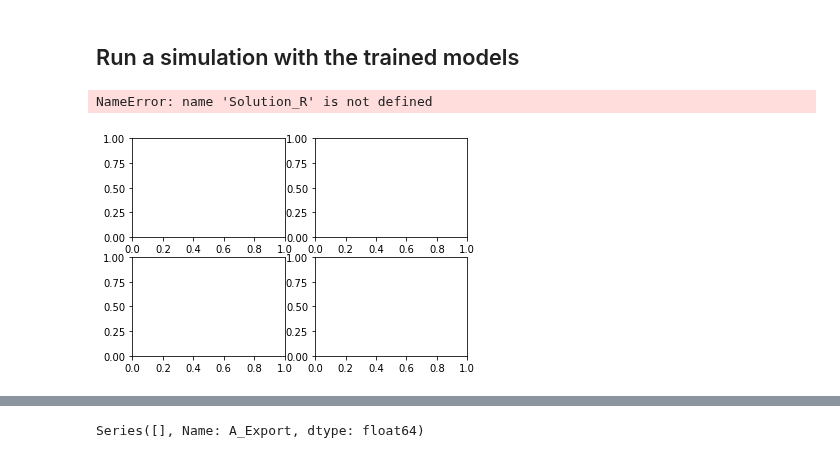
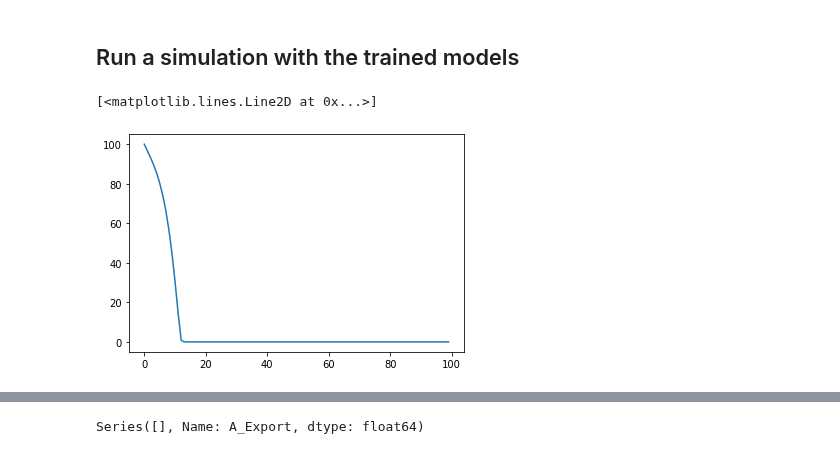
Before and after one commit to chan-csu/Reinforcement_Learning_Modeling, a Jupyter notebook: Actor_Critic/Notebook.ipynb, the cells around one changed output, grey strips where cells are left out. Drawn from its saved outputs; the diff is of its cells as text; code cells hidden in the pictures.

```diff
--- a/Actor_Critic/Notebook.ipynb
+++ b/Actor_Critic/Notebook.ipynb
@@ -727,7 +725,7 @@ def Generate_Batch(dFBA, Params, Init_C, Models, Mapping_Dict,writer,t_span=[0,
     for BATCH in range(NUMBER_OF_BATCHES):
         for model in Models:
             model.epsilon=0.01+0.99/(np.exp(BATCH/20))
-            model.tau=0.001+0.5/(np.exp(BATCH/20))
+            model.tau=0.01/(np.exp(BATCH/20))
         dFBA(Models, Mapping_Dict, Init_C, Params, t_span, dt=dt)
 
         for mod in Models:
@@ -1130,8 +1125,8 @@ def main_t(Models: list = [Toy_Model_NE_1.copy(), Toy_Model_NE_2.copy()], max_ti
 
     ### I Assume that the environment states are all observable. Env states will be stochastic
     Params["Env_States"]=Models[0].observables
-    Params["Env_States_Initial_Ranges"]=[[0.1,0.100001],[0.1,0.100001],[100,100.001],[0.01,0.01+0.000001],[0.01,0.01+0.00001]]
-
+    Params["Env_States_Initial_Ranges"]=[[0.1,0.100001],[0.1,0.100001],[100,100.001],[0.000001,0.0000001+0.000001],[0.000001,0.0000001+0.00001]]
+    Params["Env_States_Initial_MAX"]=np.array([1,1,100,10,10])
     Sol,t=Generate_Batch_t(dFBA, Params, Init_C, Models, Mapping_Dict)
     return Sol,t
 
@@ -1182,30 +1177,35 @@ def ODE_System_t(C, t, Models, Mapping_Dict, Params, dt,Counter):
     dCdt = np.zeros(C.shape)
     Sols = list([0 for i in range(Models.__len__())])
     for i,M in enumerate(Models):
+        M.a=M.policy(torch.FloatTensor([C[M.observables]/Params["Env_States_Initial_MAX"]])).detach().numpy()[0]
 
-
-
-        M.a=M.policy(torch.FloatTensor([C[M.observables]])).detach().numpy()[0]
-#         M.a=np.random.uniform(low=-1, high=1,size=len(M.actions))
         for index,item in enumerate(Mapping_Dict["Ex_sp"]):
             if Mapping_Dict['Mapping_Matrix'][index,i]!=-1:
-                M.reactions[Mapping_Dict['Mapping_Matrix'][index,i]].upper_bound=10
+                M.reactions[Mapping_Dict['Mapping_Matrix'][index,i]].upper_bound=100
                 M.reactions[Mapping_Dict['Mapping_Matrix'][index,i]].lower_bound=-General_Uptake_Kinetics(C[index+len(Models)])
 
 
         for index,flux in enumerate(M.actions):
-            M.a[index]=Flux_Clipper(M.reactions[flux].lower_bound,M.a[index],M.reactions[flux].upper_bound)
-            M.reactions[flux].lower_bound=M.a[index]
-            M.reactions[flux].upper_bound=M.a[index]
+
+            if M.a[index]<0:
+
+                M.reactions[M.actions[index]].lower_bound=max(M.a[index],M.reactions[M.actions[index]].lower_bound)
+
+            else:
+
+                M.reactions[M.actions[index]].lower_bound=M.a[index]
+
+
 
         Sols[i] = Models[i].optimize()
 
         if Sols[i].status == 'infeasible':
+            Models[i].reward= -1
             dCdt[i] = 0
 
         else:
             dCdt[i] += Sols[i].objective_value*C[i]
-            Models[i].reward =Sols[i].objective_value
+            Models[i].reward =Sols[i].objective_value*C[i]
 
 
 
@@ -1215,7 +1215,7 @@ def ODE_System_t(C, t, Models, Mapping_Dict, Params, dt,Counter):
         for j in range(len(Models)):
             if Mapping_Dict["Mapping_Matrix"][i, j] != -1:
                 if Sols[j].status == 'infeasible':
-                    dCdt[i] = 0
+                    dCdt[i+len(Models)] = 0
                 else:
                     dCdt[i+len(Models)] += Sols[j].fluxes.iloc[Mapping_Dict["Mapping_Matrix"]
                                                                     [i, j]]*C[j]
@@ -1246,21 +1246,10 @@ def Generate_Batch_t(dFBA, Params, Init_C, Models, Mapping_Dict,t_span=[0, 100],
 
 Solution_t=main_t(Models_A)
 # %%
-fig,ax=plt.subplots(2,2)
-ax[0,0].plot(Solution_R[0][:,[0,1]])
-ax[0,0].legend(["Agent 1","Agent 2"])
-ax[0,1].plot(Solution_R[0][:,[2]])
-ax[0,1].legend(["S"])
-ax[1,0].plot(Solution_t[0][:,[0,1]])
-ax[1,0].legend(["Agent 1","Agent 2"])
-ax[1,1].plot(Solution_t[0][:,[2]])
-ax[1,1].legend(["S"])
-fig.set_figwidth(15)
-fig.set_figheight(10)
-fig.savefig("Auxotrophy.jpg")
+plt.plot(Solution_t[0][:,[2]])
 # %% [output]
-NameError: name 'Solution_R' is not defined
+[<matplotlib.lines.Line2D at 0x...>]
-[figure, old version]
+[figure, new version]
 # %%
 Solution_t
 # %% [output]
```
Also changed, not shown: parts of 22 cells of this notebook, 3 other files.
